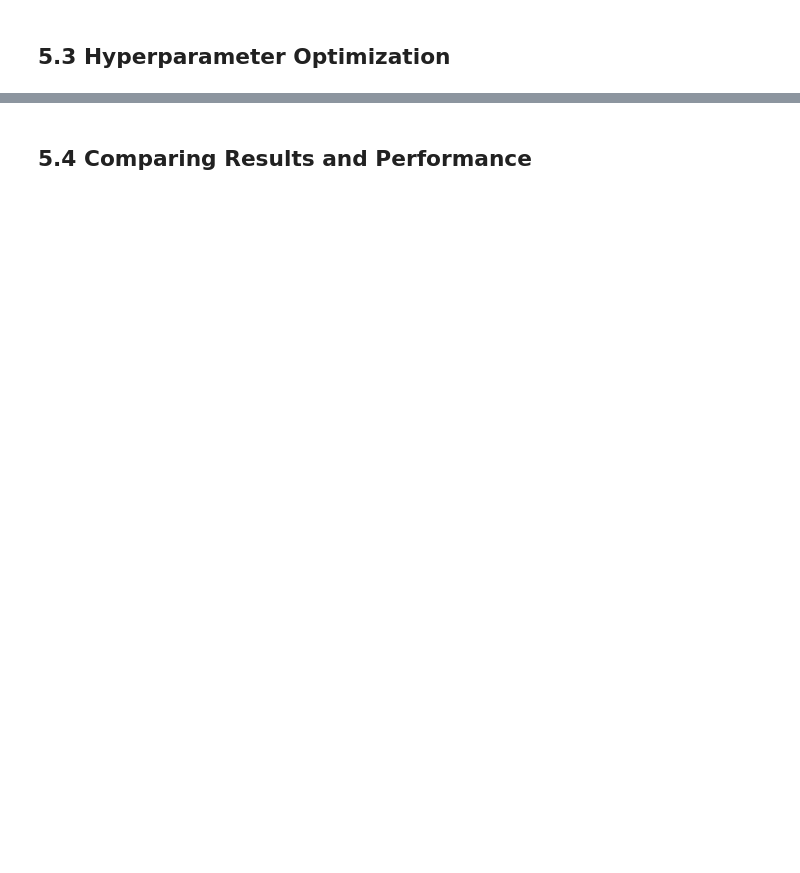
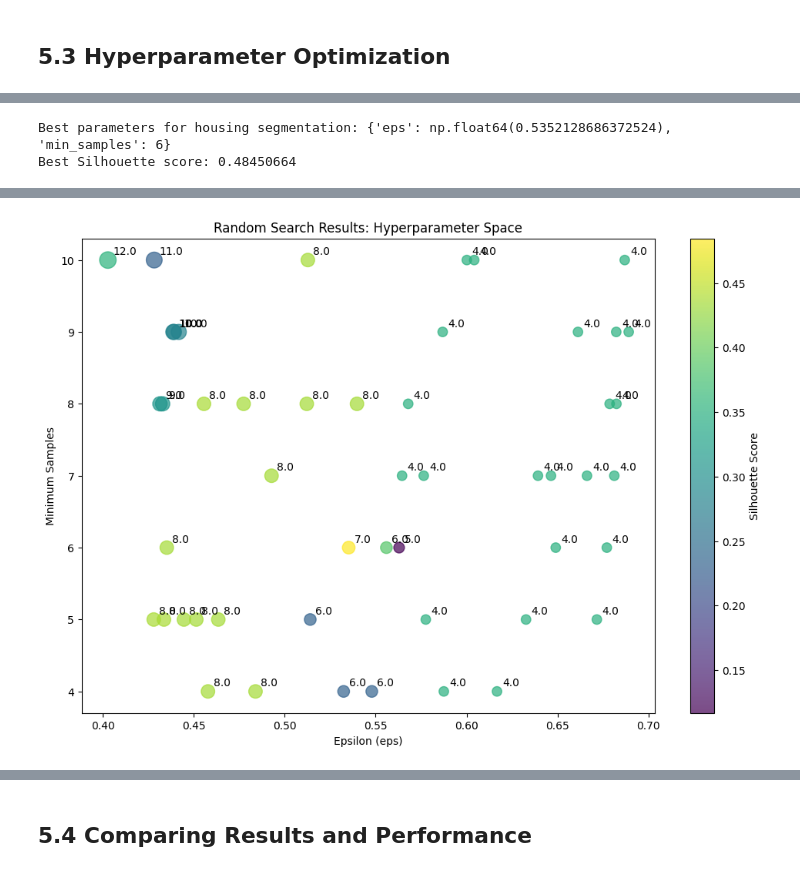
Before and after one commit to OusmaneMomboMombo/housing-cluster-analysis, a Jupyter notebook: house_sales_analysis.ipynb, the cells around one changed output, grey strips where cells are left out. Saved outputs shown, nothing was run; the diff lists cells and outputs as text; code cells hidden in the pictures; blank space fills up the shorter version.

```diff
--- a/house_sales_analysis.ipynb
+++ b/house_sales_analysis.ipynb
@@ -828,0 +985,71 @@ An optimal value of min_samples seems to be around 4 to 10, where the number of
+# %%
+from sklearn.cluster import DBSCAN
+from sklearn.metrics import silhouette_score
+import seaborn as sns
+import matplotlib.pyplot as plt
+import numpy as np
+
+# Define the parameter space
+param_distributions = {
+    'eps': uniform(0.4, 0.3),  # Uniform distribution between 0.4 and 0.7
+    'min_samples': randint(4, 11)  # Integer values between 4 and 10
+}
+
+# Number of iterations for Random Search
+n_iter = 50
+
+# Initialize variables to store best results
+best_score = -1
+best_params = None
+results = []
+
+# Perform Random Search
+for _ in range(n_iter):
+    # Sample parameters
+    eps = param_distributions['eps'].rvs()
+    min_samples = param_distributions['min_samples'].rvs()
+
+    # Create and fit DBSCAN
+    dbscan = DBSCAN(eps=eps, min_samples=min_samples)
+    labels = dbscan.fit_predict(df_umap)
+
+    # Calculate Silhouette score (ignoring noise points)
+    if len(set(labels)) > 1:  # Ensure more than one housing segment
+        non_noise_mask = labels != -1
+        score = silhouette_score(df_umap[non_noise_mask], labels[non_noise_mask], metric='euclidean')
+
+        num_clusters = len(set(labels)) - (1 if -1 in labels else 0)
+        noise_ratio = np.sum(labels == -1) / len(labels)
+
+        results.append({'eps': eps, 'min_samples': min_samples, 'silhouette_score': score,
+                        'num_clusters': num_clusters, 'noise_ratio': noise_ratio})
+
+        if score > best_score:
+            best_score = score
+            best_params = {'eps': eps, 'min_samples': min_samples}
+
+print("Best parameters for housing segmentation:", best_params)
+print("Best Silhouette score:", best_score)
+
+# Convert results to DataFrame for easy analysis
+import pandas as pd
+results_df = pd.DataFrame(results)
+display(results_df.sort_values('silhouette_score', ascending=False).head(10))
+
+# Visualize the results
+plt.figure(figsize=(12, 8))
+scatter = plt.scatter(results_df['eps'], results_df['min_samples'],
+                      c=results_df['silhouette_score'], s=results_df['num_clusters']*20,
+                      cmap='viridis', alpha=0.7)
+plt.colorbar(scatter, label='Silhouette Score')
+plt.xlabel('Epsilon (eps)')
+plt.ylabel('Minimum Samples')
+plt.title('Random Search Results: Hyperparameter Space')
+for i, row in results_df.iterrows():
+    plt.annotate(f"{row['num_clusters']}",
+                 (row['eps'], row['min_samples']),
+                 xytext=(5, 5), textcoords='offset points')
+plt.show()
+# %% [output]
+Best parameters for housing segmentation: {'eps': np.float64(0.5352128686372524), 'min_samples': 6}
+Best Silhouette score: 0.48450664
@@ -828,0 +1067 @@ An optimal value of min_samples seems to be around 4 to 10, where the number of
+[figure, added]
```
Also changed, not shown: parts of 26 cells of this notebook.
